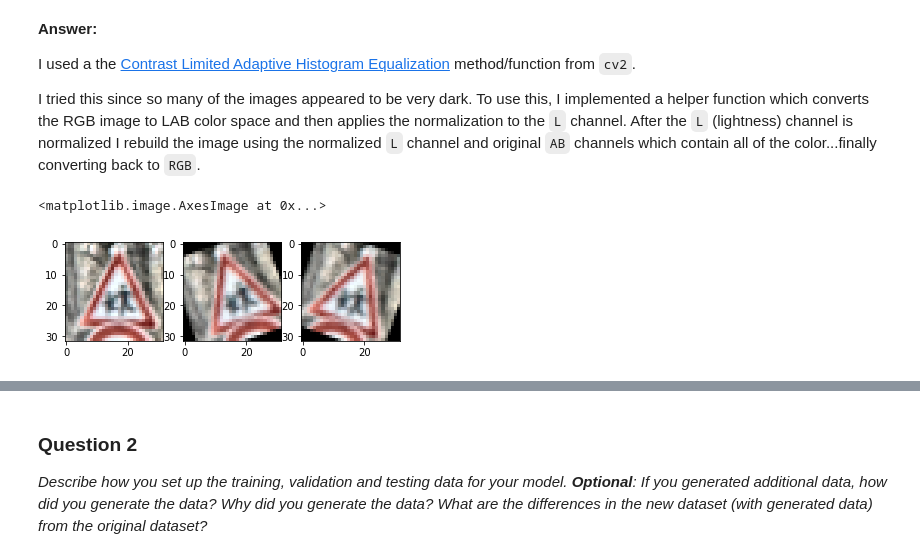
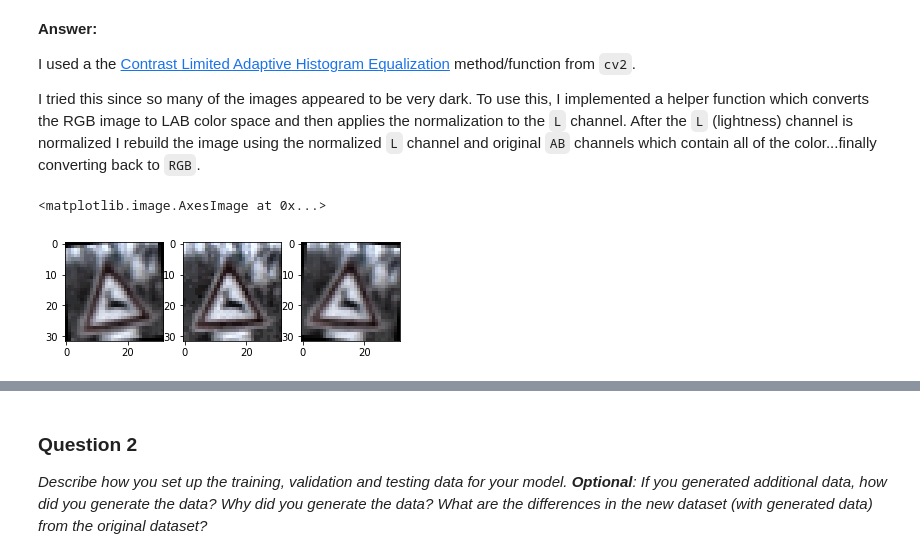
Before and after one commit to brianz/udacity-sdc-p2, a Jupyter notebook: Traffic_Sign_Classifier2.ipynb, the cells around one changed output, grey strips where cells are left out. Saved outputs shown, nothing was run; the diff lists cells and outputs as text; code cells hidden in the pictures.

```diff
--- a/Traffic_Sign_Classifier2.ipynb
+++ b/Traffic_Sign_Classifier2.ipynb
@@ -144,7 +144,7 @@ Below is some code which shows before and after of using the `clahe` function fr
 # and
 # http://stackoverflow.com/questions/24341114/simple-illumination-correction-in-images-opencv-c
 #
-index, img_num = image_type_indices[3]
+index, img_num = image_type_indices[19]
 
 orig_img = x_train_orig[index]
 
@@ -153,12 +153,13 @@ L = img[:,:,0]
 A = img[:,:,1]
 B = img[:,:,2]
 
-clahe = cv2.createCLAHE(clipLimit=2.0, tileGridSize=(6, 6))
+clahe = cv2.createCLAHE(clipLimit=20, tileGridSize=(4, 4))
 cl1 = clahe.apply(L)
 
 new_img = np.dstack((cl1, A, B))
 
 final_img = cv2.cvtColor(new_img, cv2.COLOR_LAB2RGB)
+
 
 plt.subplot(121)
 plt.imshow(orig_img)
@@ -167,4 +168,29 @@ plt.axis('off')
 plt.subplot(122)
 plt.imshow(final_img)
 plt.axis('off')
+plt.show()
+
+
+_max = orig_img.max()
+
+
+colored_img = cv2.cvtColor(final_img, cv2.COLOR_RGB2LAB)
+#colored_img = final_img + (255 / _max)
+r = colored_img[:,:,0]
+g = colored_img[:,:,1]
+b = colored_img[:,:,2]
+
+plt.subplot(141)
+plt.imshow(r, cmap="gray")
+plt.axis('off')
+
+plt.subplot(142)
+plt.imshow(g, cmap="gray")
+plt.axis('off')
+
+plt.subplot(143)
+plt.imshow(b, cmap="gray")
+plt.axis('off')
+
+plt.show()
 # %% [output]
@@ -199,12 +225,13 @@ def normalize_img(img):
     A = img[:,:,1]
     B = img[:,:,2]
 
-    clahe = cv2.createCLAHE(clipLimit=2.0, tileGridSize=(6, 6))
+    clahe = cv2.createCLAHE(clipLimit=20, tileGridSize=(4, 4))
     cl1 = clahe.apply(L)
 
     new_img = np.dstack((cl1, A, B))
     return cv2.cvtColor(new_img, cv2.COLOR_LAB2RGB)
 
+
 normalized_x_train = [normalize_img(img) for img in x_train_orig]
 normalized_x_test = [normalize_img(img) for img in x_test_orig]
 # %%
@@ -223,22 +250,22 @@ I tried this since so many of the images appeared to be very dark.  To use this,
 # %%
 def rotate_image(img, degrees):
     rows, cols = img.shape[:2]
     M = cv2.getRotationMatrix2D((cols / 2,rows / 2), degrees, 1)
     return cv2.warpAffine(img, M, (cols, rows))
 
 
 # take a look at rotating a random image
-img = x_train[49]
+img = normalized_x_train[654]
 
-left_image = rotate_image(img, 20)
-right_image = rotate_image(img, -20)
+left_image = rotate_image(img, 7.5)
+right_image = rotate_image(img, -7.5)
 
 plt.subplot(131)
+plt.imshow(left_image)
+plt.subplot(132)
 plt.imshow(img)
-plt.subplot(132)
-plt.imshow(left_image)
 plt.subplot(133)
 plt.imshow(right_image)
 # %% [output]
 <matplotlib.image.AxesImage at 0x...>
-[figure, old version]
+[figure, new version]
```
Also changed, not shown: parts of 22 cells of this notebook.
